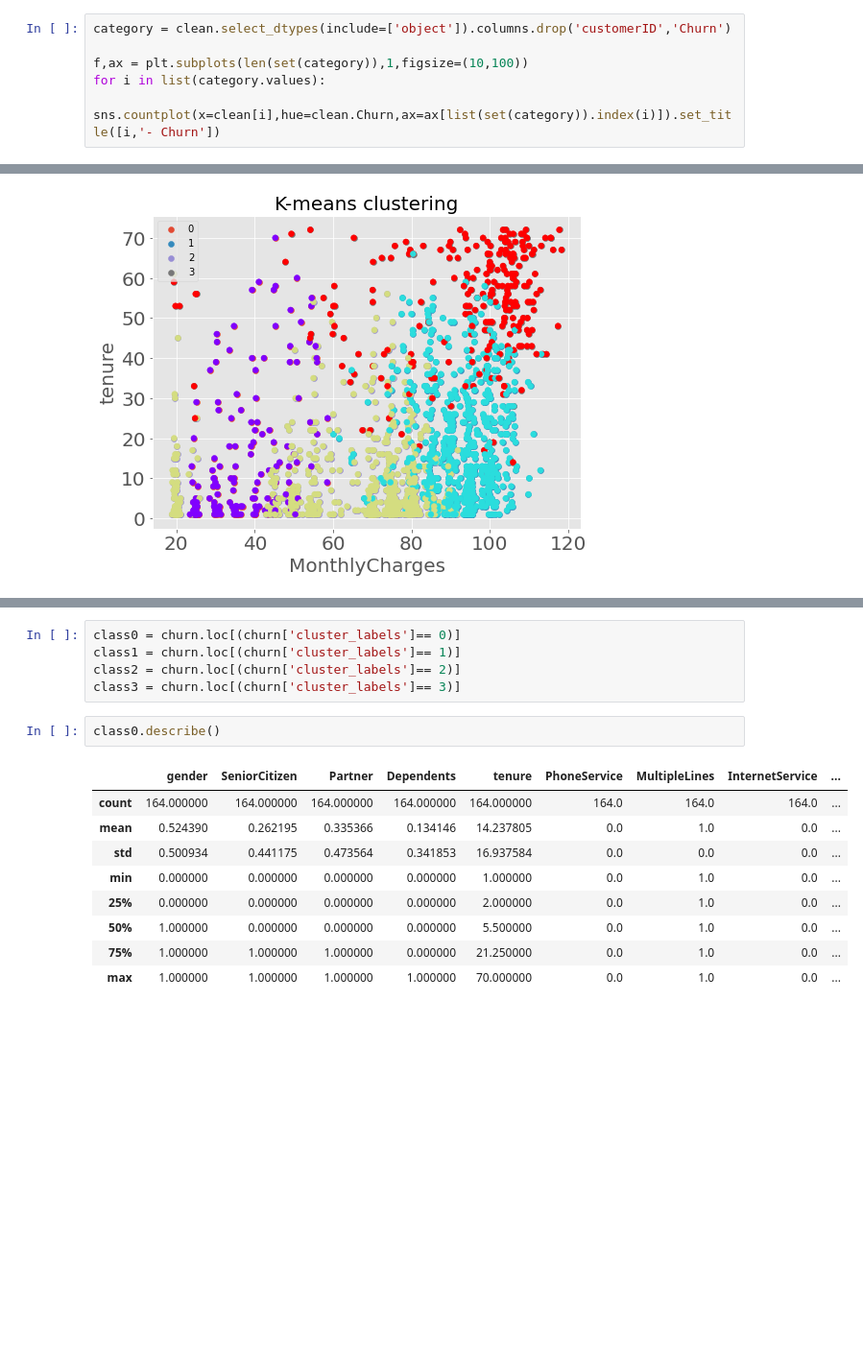
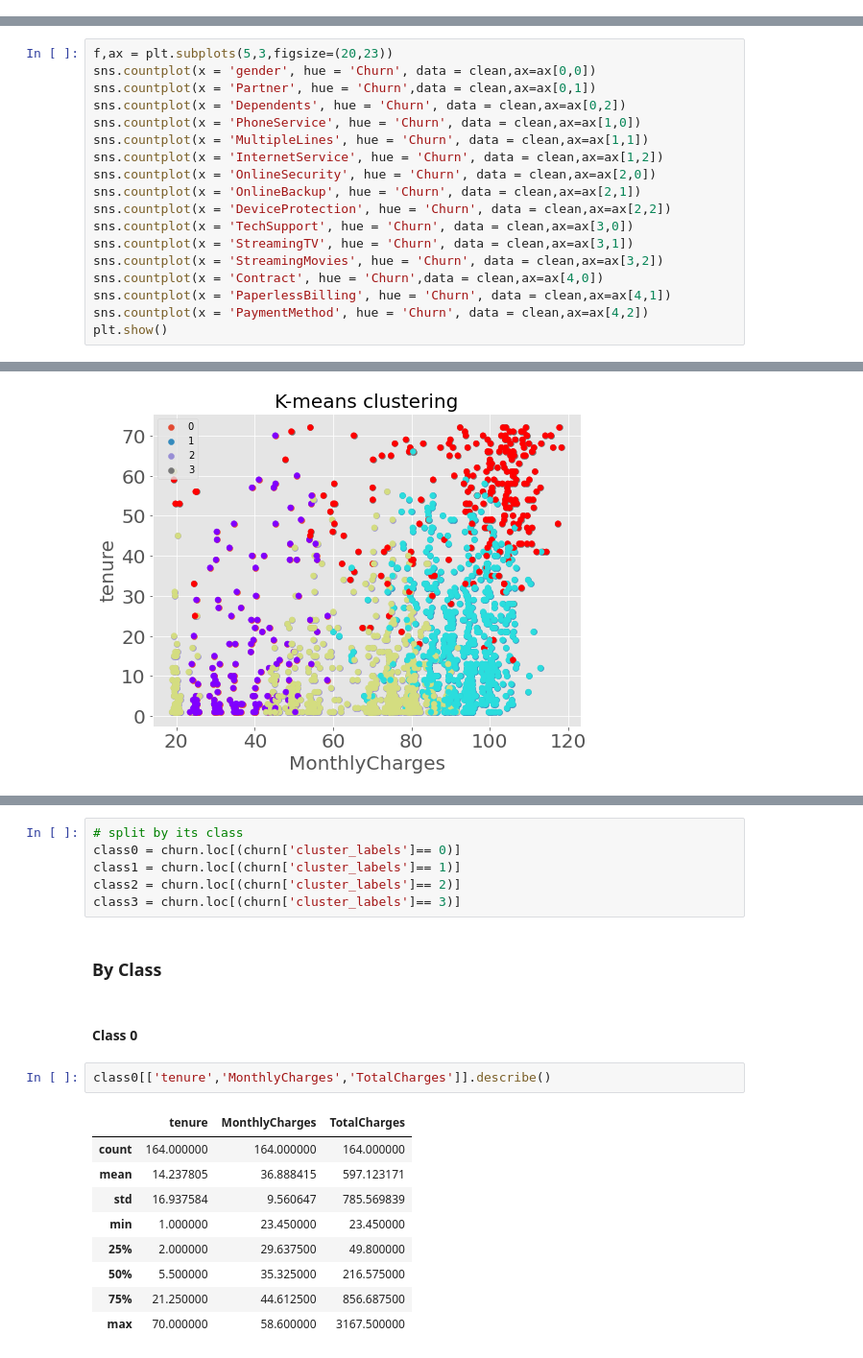
Before and after one commit to zulfijauh/Cheatsheet, a Jupyter notebook: Final_Project_Digital_Skola.ipynb, the cells around one changed output, grey strips where cells are left out. Shown at 96% size. Cells and saved outputs as stored; diff of their text form; blank space fills up the shorter version.

```diff
--- a/Final_Project_Digital_Skola.ipynb
+++ b/Final_Project_Digital_Skola.ipynb
@@ -151,9 +151,3 @@ plt.show()
 [figure]
 # %% [markdown]
 ## Check all variable by Churn
-# %%
-category = clean.select_dtypes(include=['object']).columns.drop('customerID','Churn')
-
-f,ax = plt.subplots(len(set(category)),1,figsize=(10,100))
-for i in list(category.values):
-    sns.countplot(x=clean[i],hue=clean.Churn,ax=ax[list(set(category)).index(i)]).set_title([i,'- Churn'])
@@ -161,0 +154,18 @@ for i in list(category.values):
+# %%
+f,ax = plt.subplots(5,3,figsize=(20,23))
+sns.countplot(x = 'gender', hue = 'Churn', data = clean,ax=ax[0,0])
+sns.countplot(x = 'Partner', hue = 'Churn',data = clean,ax=ax[0,1])
+sns.countplot(x = 'Dependents', hue = 'Churn', data = clean,ax=ax[0,2])
+sns.countplot(x = 'PhoneService', hue = 'Churn', data = clean,ax=ax[1,0])
+sns.countplot(x = 'MultipleLines', hue = 'Churn', data = clean,ax=ax[1,1])
+sns.countplot(x = 'InternetService', hue = 'Churn', data = clean,ax=ax[1,2])
+sns.countplot(x = 'OnlineSecurity', hue = 'Churn', data = clean,ax=ax[2,0])
+sns.countplot(x = 'OnlineBackup', hue = 'Churn', data = clean,ax=ax[2,1])
+sns.countplot(x = 'DeviceProtection', hue = 'Churn', data = clean,ax=ax[2,2])
+sns.countplot(x = 'TechSupport', hue = 'Churn', data = clean,ax=ax[3,0])
+sns.countplot(x = 'StreamingTV', hue = 'Churn', data = clean,ax=ax[3,1])
+sns.countplot(x = 'StreamingMovies', hue = 'Churn', data = clean,ax=ax[3,2])
+sns.countplot(x = 'Contract', hue = 'Churn',data = clean,ax=ax[4,0])
+sns.countplot(x = 'PaperlessBilling', hue = 'Churn', data = clean,ax=ax[4,1])
+sns.countplot(x = 'PaymentMethod', hue = 'Churn', data = clean,ax=ax[4,2])
+plt.show()
@@ -746,17 +774,22 @@ plt.show()
 # %%
+# split by its class
 class0 = churn.loc[(churn['cluster_labels']== 0)]
 class1 = churn.loc[(churn['cluster_labels']== 1)]
 class2 = churn.loc[(churn['cluster_labels']== 2)]
 class3 = churn.loc[(churn['cluster_labels']== 3)]
+# %% [markdown]
+### By Class
+# %% [markdown]
+#### Class 0
 # %%
-class0.describe()
+class0[['tenure','MonthlyCharges','TotalCharges']].describe()
 # %% [output]
-|  | gender | SeniorCitizen | Partner | Dependents | tenure | PhoneService | MultipleLines | InternetService | ... |
-| count | 164.000000 | 164.000000 | 164.000000 | 164.000000 | 164.000000 | 164.0 | 164.0 | 164.0 | ... |
-| mean | 0.524390 | 0.262195 | 0.335366 | 0.134146 | 14.237805 | 0.0 | 1.0 | 0.0 | ... |
-| std | 0.500934 | 0.441175 | 0.473564 | 0.341853 | 16.937584 | 0.0 | 0.0 | 0.0 | ... |
-| min | 0.000000 | 0.000000 | 0.000000 | 0.000000 | 1.000000 | 0.0 | 1.0 | 0.0 | ... |
-| 25% | 0.000000 | 0.000000 | 0.000000 | 0.000000 | 2.000000 | 0.0 | 1.0 | 0.0 | ... |
-| 50% | 1.000000 | 0.000000 | 0.000000 | 0.000000 | 5.500000 | 0.0 | 1.0 | 0.0 | ... |
-| 75% | 1.000000 | 1.000000 | 1.000000 | 0.000000 | 21.250000 | 0.0 | 1.0 | 0.0 | ... |
-| max | 1.000000 | 1.000000 | 1.000000 | 1.000000 | 70.000000 | 0.0 | 1.0 | 0.0 | ... |
+|  | tenure | MonthlyCharges | TotalCharges |
+| count | 164.000000 | 164.000000 | 164.000000 |
+| mean | 14.237805 | 36.888415 | 597.123171 |
+| std | 16.937584 | 9.560647 | 785.569839 |
+| min | 1.000000 | 23.450000 | 23.450000 |
+| 25% | 2.000000 | 29.637500 | 49.800000 |
+| 50% | 5.500000 | 35.325000 | 216.575000 |
+| 75% | 21.250000 | 44.612500 | 856.687500 |
+| max | 70.000000 | 58.600000 | 3167.500000 |
```
Also changed, not shown: parts of 24 cells of this notebook.
